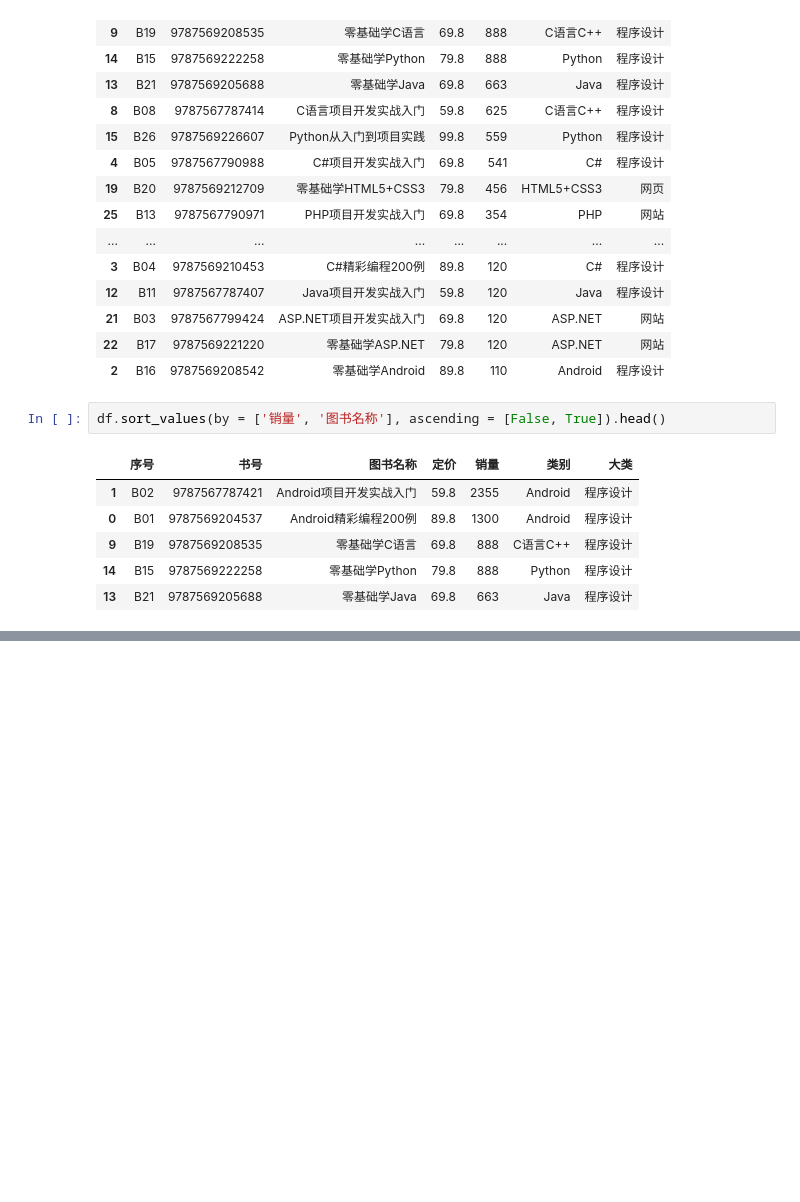
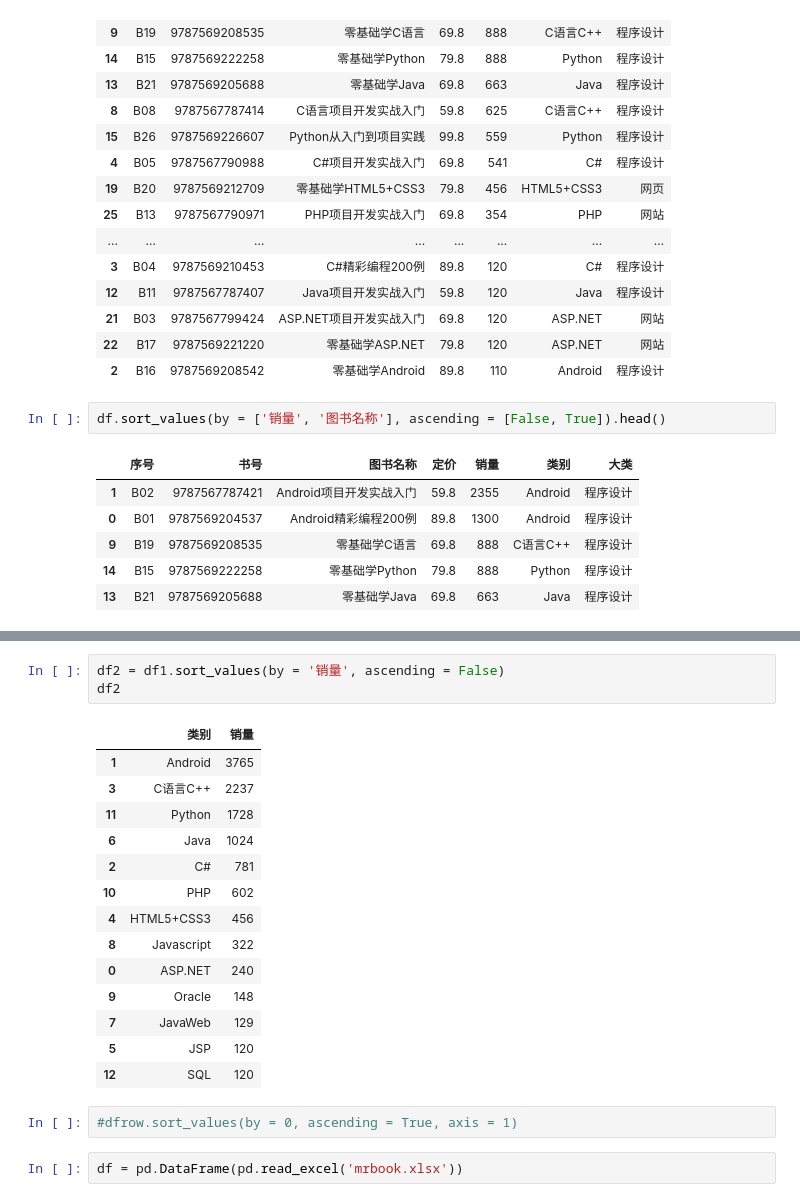
Before and after one commit to Mushaddict/Python, a Jupyter notebook: 数据分析从入门到实践/3.pd.ipynb, the cells around one changed output, grey strips where cells are left out. Cells and saved outputs as stored; diff of their text form; blank space fills up the shorter version.

```diff
--- a/数据分析从入门到实践/3.pd.ipynb
+++ b/数据分析从入门到实践/3.pd.ipynb
@@ -535,0 +554,22 @@ df.sort_values(by = ['销量', '图书名称'], ascending = [False, True]).head(
+# %%
+df2 = df1.sort_values(by = '销量', ascending = False)
+df2
+# %% [output]
+|  | 类别 | 销量 |
+| 1 | Android | 3765 |
+| 3 | C语言C++ | 2237 |
+| 11 | Python | 1728 |
+| 6 | Java | 1024 |
+| 2 | C# | 781 |
+| 10 | PHP | 602 |
+| 4 | HTML5+CSS3 | 456 |
+| 8 | Javascript | 322 |
+| 0 | ASP.NET | 240 |
+| 9 | Oracle | 148 |
+| 7 | JavaWeb | 129 |
+| 5 | JSP | 120 |
+| 12 | SQL | 120 |
+# %%
+#dfrow.sort_values(by = 0, ascending = True, axis = 1)
+# %%
+df = pd.DataFrame(pd.read_excel('mrbook.xlsx'))
```
Also changed, not shown: parts of 4 cells of this notebook.
